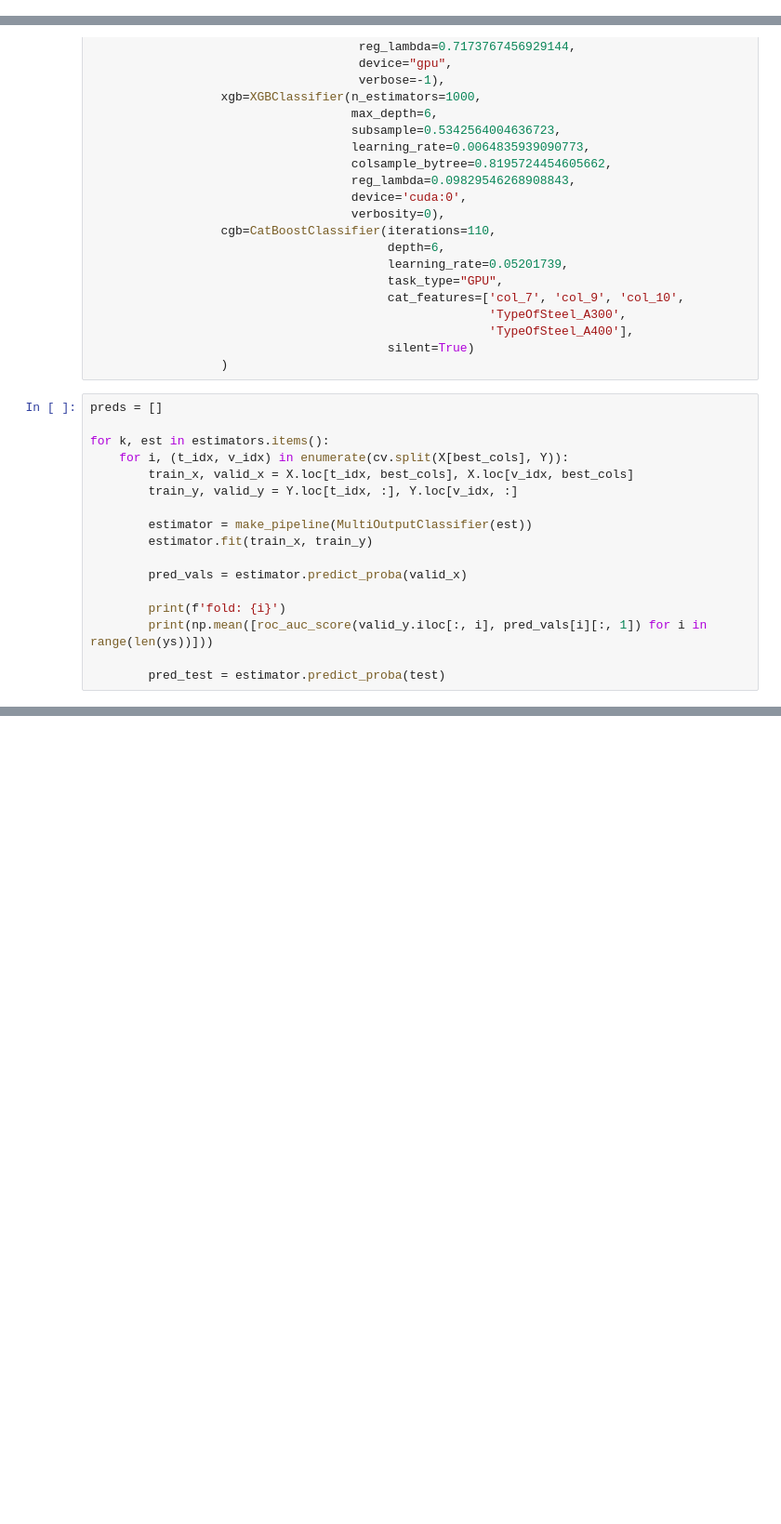
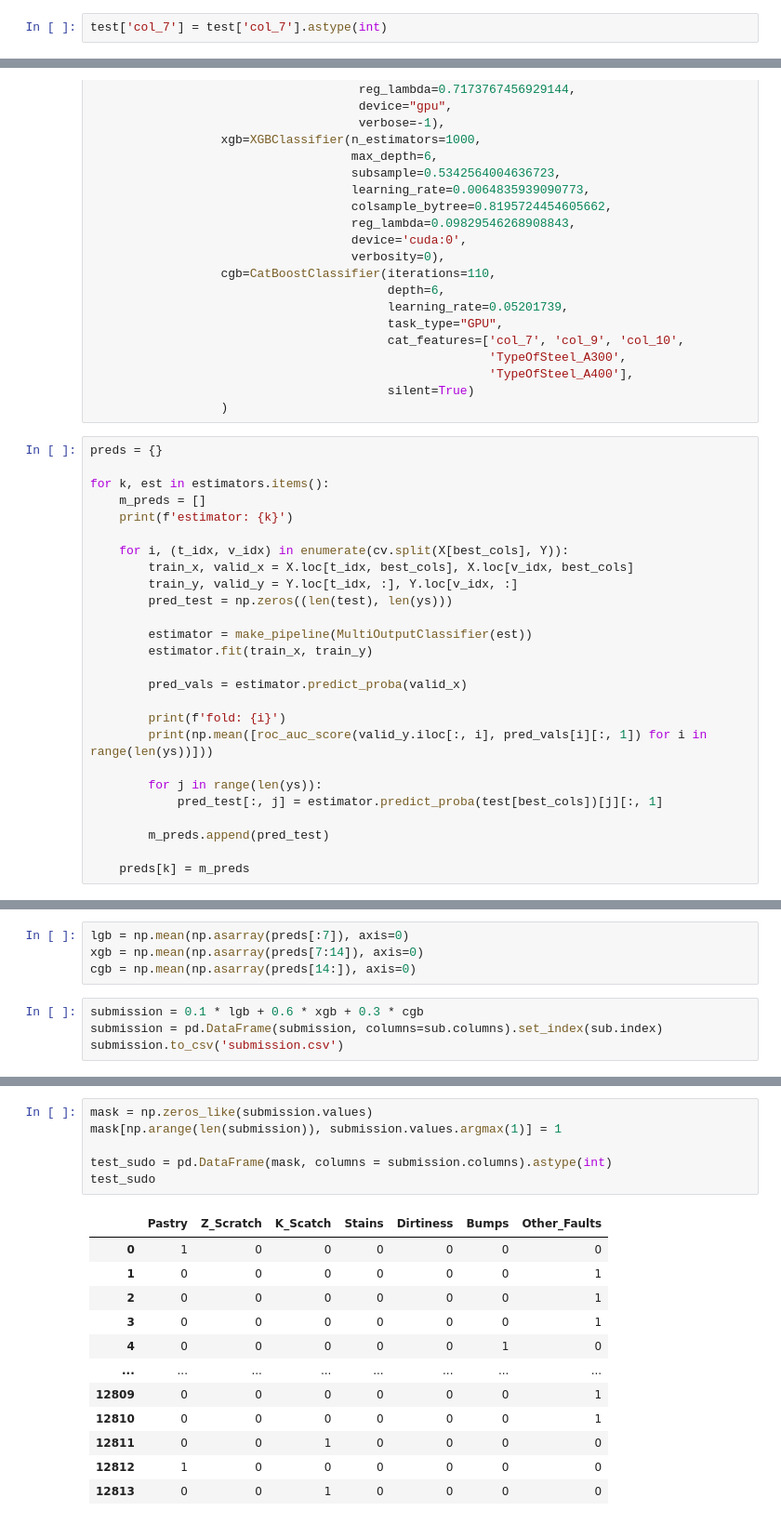
Before and after one commit to ashen007/steel_plates, a Jupyter notebook: quality-of-steel-plates.ipynb, the cells around one changed output, grey strips where cells are left out. Shown: that part at 93% size. Saved outputs shown, nothing was run; the diff lists cells and outputs as text; blank space fills up the shorter version.

Commit message:
create sudo labeling dataset to train again

```diff
--- a/quality-of-steel-plates.ipynb
+++ b/quality-of-steel-plates.ipynb
@@ -233,6 +233,8 @@ col_24                       9.348244
 col_25                    2067.107780
 col_26                    3641.620968
 dtype: float64
+# %%
+test['col_7'] = test['col_7'].astype(int)
 # %%
 cap_cols = []
 
@@ -539,12 +541,16 @@ estimators = dict(lgb=LGBMClassifier(num_iterations=1000,
                                          silent=True)
                   )
 # %%
-preds = []
+preds = {}
 
 for k, est in estimators.items():
+    m_preds = []
+    print(f'estimator: {k}')
+
     for i, (t_idx, v_idx) in enumerate(cv.split(X[best_cols], Y)):
         train_x, valid_x = X.loc[t_idx, best_cols], X.loc[v_idx, best_cols]
         train_y, valid_y = Y.loc[t_idx, :], Y.loc[v_idx, :]
+        pred_test = np.zeros((len(test), len(ys)))
 
         estimator = make_pipeline(MultiOutputClassifier(est))
         estimator.fit(train_x, train_y)
@@ -554,4 +560,9 @@ for k, est in estimators.items():
         print(f'fold: {i}')
         print(np.mean([roc_auc_score(valid_y.iloc[:, i], pred_vals[i][:, 1]) for i in range(len(ys))]))
 
-        pred_test = estimator.predict_proba(test)
+        for j in range(len(ys)):
+            pred_test[:, j] = estimator.predict_proba(test[best_cols])[j][:, 1]
+
+        m_preds.append(pred_test)
+
+    preds[k] = m_preds
@@ -557,0 +587,8 @@ for k, est in estimators.items():
+# %%
+lgb = np.mean(np.asarray(preds[:7]), axis=0)
+xgb = np.mean(np.asarray(preds[7:14]), axis=0)
+cgb = np.mean(np.asarray(preds[14:]), axis=0)
+# %%
+submission = 0.1 * lgb + 0.6 * xgb + 0.3 * cgb
+submission = pd.DataFrame(submission, columns=sub.columns).set_index(sub.index)
+submission.to_csv('submission.csv')
@@ -557,0 +597,19 @@ for k, est in estimators.items():
+# %%
+mask = np.zeros_like(submission.values)
+mask[np.arange(len(submission)), submission.values.argmax(1)] = 1
+
+test_sudo = pd.DataFrame(mask, columns = submission.columns).astype(int)
+test_sudo
+# %% [output]
+|  | Pastry | Z_Scratch | K_Scatch | Stains | Dirtiness | Bumps | Other_Faults |
+| 0 | 1 | 0 | 0 | 0 | 0 | 0 | 0 |
+| 1 | 0 | 0 | 0 | 0 | 0 | 0 | 1 |
+| 2 | 0 | 0 | 0 | 0 | 0 | 0 | 1 |
+| 3 | 0 | 0 | 0 | 0 | 0 | 0 | 1 |
+| 4 | 0 | 0 | 0 | 0 | 0 | 1 | 0 |
+| ... | ... | ... | ... | ... | ... | ... | ... |
+| 12809 | 0 | 0 | 0 | 0 | 0 | 0 | 1 |
+| 12810 | 0 | 0 | 0 | 0 | 0 | 0 | 1 |
+| 12811 | 0 | 0 | 1 | 0 | 0 | 0 | 0 |
+| 12812 | 1 | 0 | 0 | 0 | 0 | 0 | 0 |
+| 12813 | 0 | 0 | 1 | 0 | 0 | 0 | 0 |
```
Also changed, not shown: parts of 6 cells of this notebook, 1 other file.
